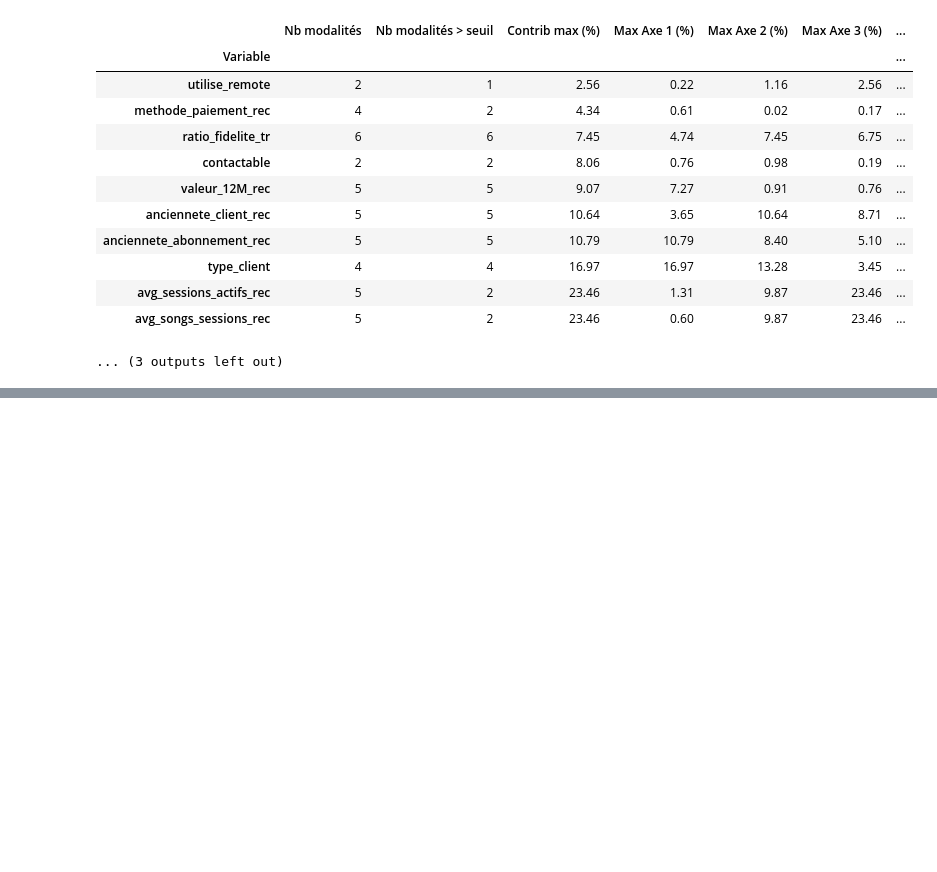
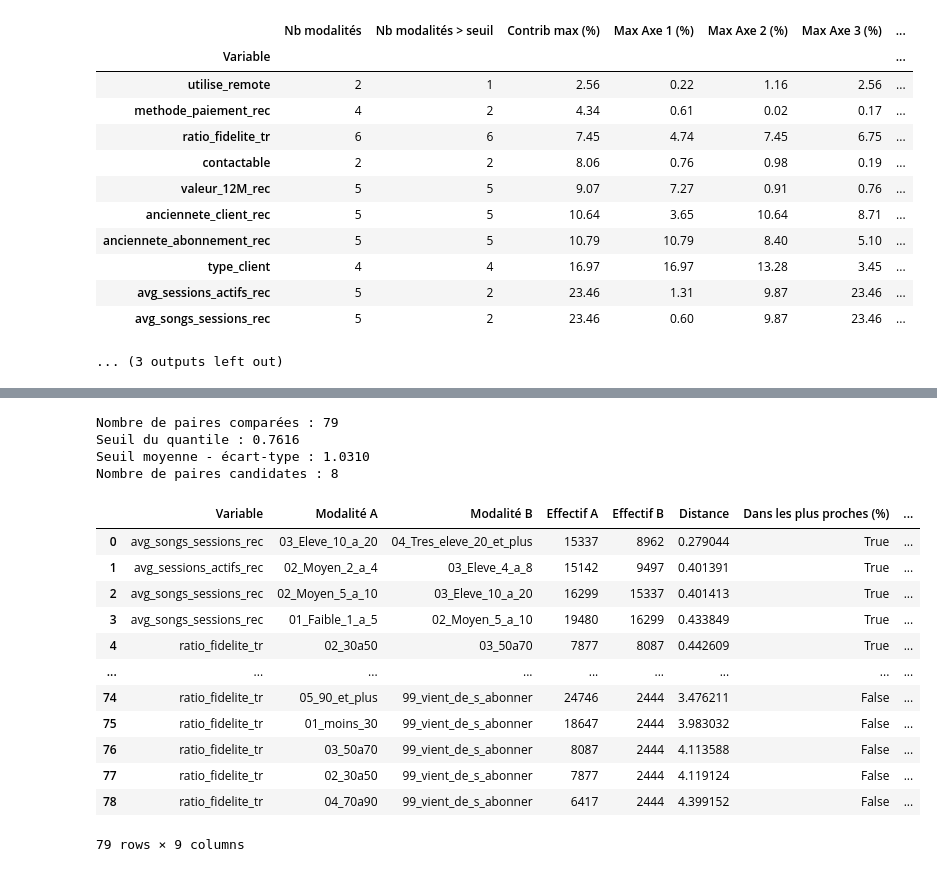
Before and after one commit to sebaarayacastro1/clustering, a Jupyter notebook: notebooks/02_acm.ipynb, the cells around one changed output, grey strips where cells are left out. Cells and saved outputs as stored; diff of their text form; code cells hidden in the pictures; blank space fills up the shorter version.

```diff
--- a/notebooks/02_acm.ipynb
+++ b/notebooks/02_acm.ipynb
@@ -375,0 +348,38 @@ Paire la plus proche dans l’espace factoriel pour chaque variable :
+# %%
+# Sélection sans seuil fixe de 0,10
+PROPORTION_SELECTION = 0.10
+
+paires_modalites, statistiques_proximite = selectionner_paires_proches(
+    resultats_iteration_2["proximites"][[
+        "Variable", "Modalité A", "Modalité B", "Effectif A", "Effectif B", "Distance"
+    ]],
+    proportion=PROPORTION_SELECTION,
+)
+
+print(f"Nombre de paires comparées : {statistiques_proximite['nombre_paires']}")
+print(f"Seuil du quantile : {statistiques_proximite['seuil_quantile']:.4f}")
+print(f"Seuil moyenne - écart-type : {statistiques_proximite['seuil_distance']:.4f}")
+print(f"Nombre de paires candidates : {statistiques_proximite['nombre_candidates']}")
+display(paires_modalites)
+
+dossier_resultats = RACINE / "resultats"
+dossier_resultats.mkdir(parents=True, exist_ok=True)
+paires_modalites.to_csv(dossier_resultats / "paires_modalites_acm_2.csv", index=False)
+# %% [output]
+Nombre de paires comparées : 79
+Seuil du quantile : 0.7616
+Seuil moyenne - écart-type : 1.0310
+Nombre de paires candidates : 8
+|  | Variable | Modalité A | Modalité B | Effectif A | Effectif B | Distance | Dans les plus proches (%) | ... |
+| 0 | avg_songs_sessions_rec | 03_Eleve_10_a_20 | 04_Tres_eleve_20_et_plus | 15337 | 8962 | 0.279044 | True | ... |
+| 1 | avg_sessions_actifs_rec | 02_Moyen_2_a_4 | 03_Eleve_4_a_8 | 15142 | 9497 | 0.401391 | True | ... |
+| 2 | avg_songs_sessions_rec | 02_Moyen_5_a_10 | 03_Eleve_10_a_20 | 16299 | 15337 | 0.401413 | True | ... |
+| 3 | avg_songs_sessions_rec | 01_Faible_1_a_5 | 02_Moyen_5_a_10 | 19480 | 16299 | 0.433849 | True | ... |
+| 4 | ratio_fidelite_tr | 02_30a50 | 03_50a70 | 7877 | 8087 | 0.442609 | True | ... |
+| ... | ... | ... | ... | ... | ... | ... | ... | ... |
+| 74 | ratio_fidelite_tr | 05_90_et_plus | 99_vient_de_s_abonner | 24746 | 2444 | 3.476211 | False | ... |
+| 75 | ratio_fidelite_tr | 01_moins_30 | 99_vient_de_s_abonner | 18647 | 2444 | 3.983032 | False | ... |
+| 76 | ratio_fidelite_tr | 03_50a70 | 99_vient_de_s_abonner | 8087 | 2444 | 4.113588 | False | ... |
+| 77 | ratio_fidelite_tr | 02_30a50 | 99_vient_de_s_abonner | 7877 | 2444 | 4.119124 | False | ... |
+| 78 | ratio_fidelite_tr | 04_70a90 | 99_vient_de_s_abonner | 6417 | 2444 | 4.399152 | False | ... |
+79 rows × 9 columns
```
Also changed, not shown: parts of 22 cells of this notebook, 2 other files.
